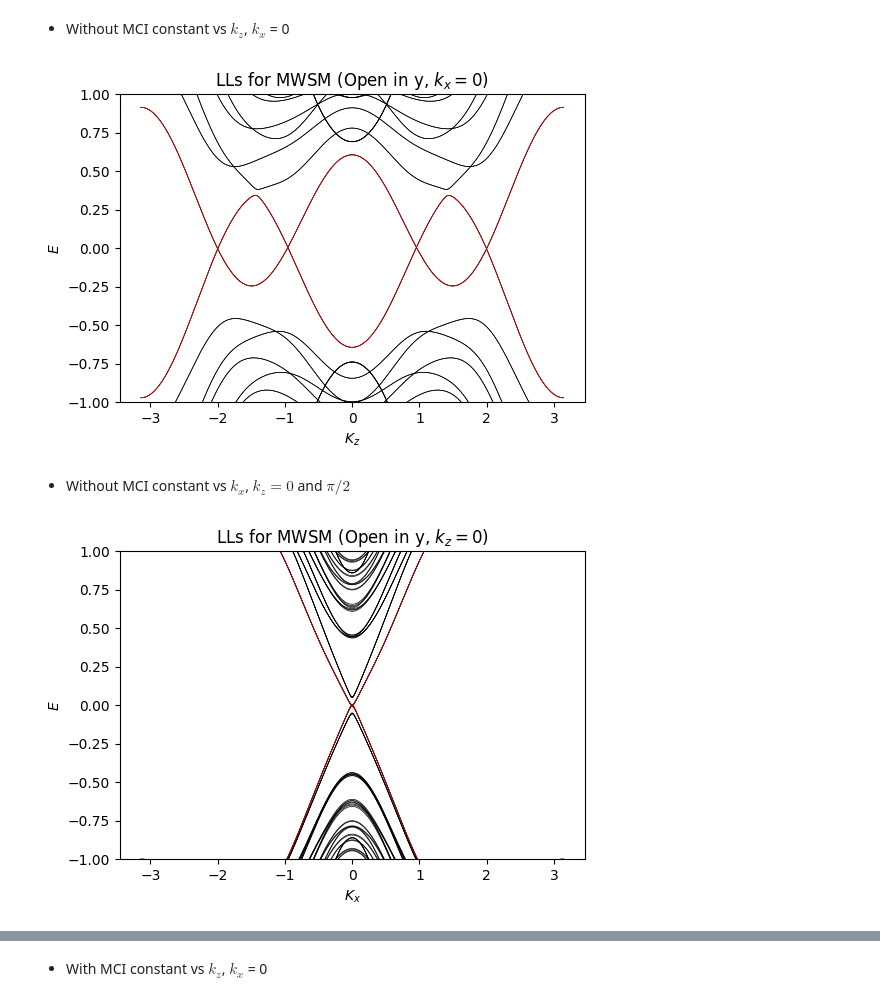
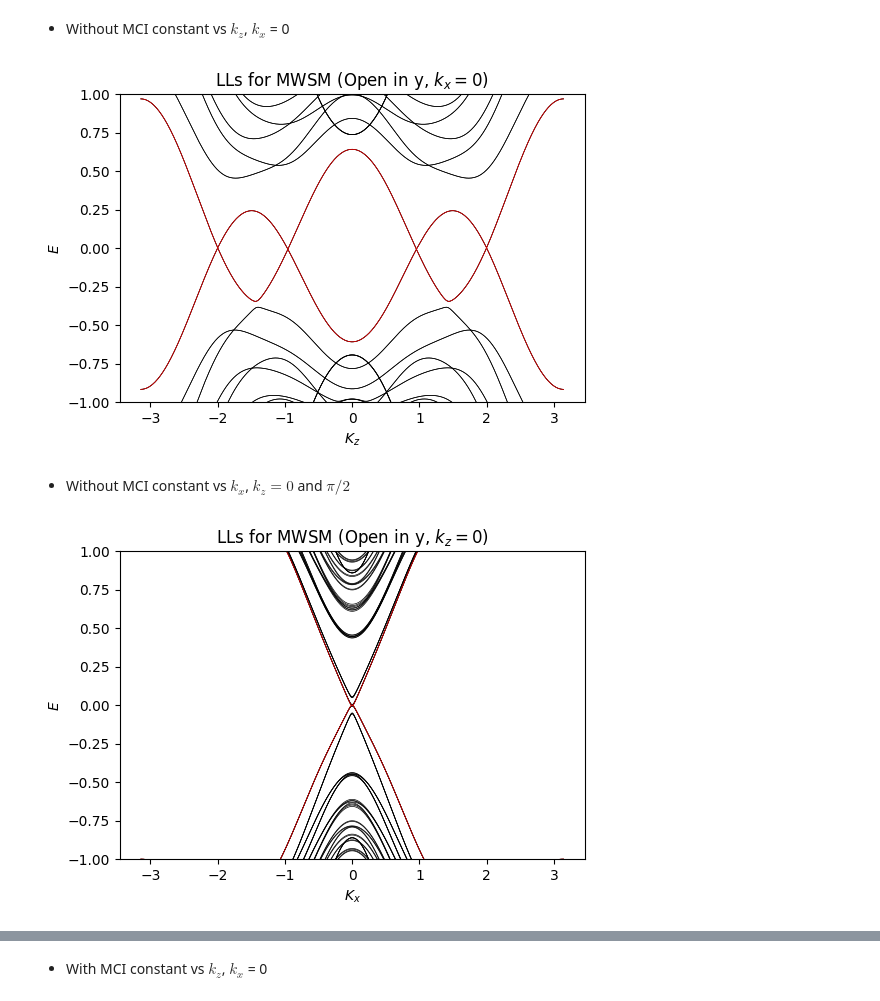
Before and after one commit to gehadibany/topological-phases, a Jupyter notebook: MTSM_LLs.ipynb, the cells around one changed output, grey strips where cells are left out. Drawn from its saved outputs; the diff is of its cells as text; code cells hidden in the pictures.

```diff
--- a/MTSM_LLs.ipynb
+++ b/MTSM_LLs.ipynb
@@ -272,12 +272,8 @@ plt.show()
 * With MCI constant vs $k_z$, $k_y$ = 0
 # %%
 #Parameters
-L = 80
 kzs = np.linspace(-np.pi,np.pi, 501)
 ky = 0
-
-B= 2*np.pi/L
-g1, g2 = -0.5, 0.5
 
 #Hamiltonian and diagonalization
 child_eigvals_oc_vs_kz = []
@@ -293,7 +289,7 @@ for kz in kzs:
 
         #H2 = H_P2 + VP_2 *exp(ikx) + VP_2d *exp(iky)
         HP_2 = np.sin(ky+2*B*i)*sigma_y-(2+g2-np.cos(ky+2*B*i)-np.cos(kz))*sigma_z
-        VP_2 = (1j/2)*sigma_x-(1/2)*sigma_z
+        VP_2 = (-1j/2)*sigma_x-(1/2)*sigma_z
         VP_2d = VP_2.conj().T
 
         nHP_1 = np.sin(ky+2*B*(i+0.5))*tau_y+(2+g1-np.cos(ky+2*B*(i+0.5))-np.cos(kz))*tau_z
@@ -302,7 +298,7 @@ for kz in kzs:
 
         #H2 = H_P2 + VP_2 *exp(ikx) + VP_2d *exp(iky)
         nHP_2 = np.sin(ky+2*B*(i+0.5))*sigma_y-(2+g2-np.cos(ky+2*B*(i+0.5))-np.cos(kz))*sigma_z
-        nVP_2 = (1j/2)*sigma_x-(1/2)*sigma_z
+        nVP_2 = (-1j/2)*sigma_x-(1/2)*sigma_z
         nVP_2d = nVP_2.conj().T
 
         #H_c = H1⊗ H2
@@ -314,11 +310,11 @@ for kz in kzs:
         #H matrix
         H_child[4*i:4*(i+1), 4*i:4*(i+1)] = h_onsite + v_dagger + hp_constant
         if i < L - 1:
-            H_child[4*i:4*(i+1), 4*(i+1):4*(i+2)] = nearest
-            H_child[4*(i+1):4*(i+2), 4*i:4*(i+1)] = nearest.conj().T
+            H_child[4*i:4*(i+1), 4*(i+1):4*(i+2)] = nearest + hp
+            H_child[4*(i+1):4*(i+2), 4*i:4*(i+1)] = (nearest+ hp).conj().T
         else:
-            H_child[4*i:4*(i+1), 0:4] = nearest
-            H_child[0:4, 4*i:4*(i+1)] = nearest.conj().T
+            H_child[4*i:4*(i+1), 0:4] = nearest + hp
+            H_child[0:4, 4*i:4*(i+1)] = (nearest+ hp).conj().T
             H_child[4*i:4*(i+1), 4:8] = v_hops
             H_child[4:8, 4*i:4*(i+1)] = v_hops.conj().T
         if i < L - 2:
@@ -373,7 +448,7 @@ for ky in kys:
 
         #H2 = H_P2 + VP_2 *exp(ikx) + VP_2d *exp(iky)
         HP_2 = np.sin(ky)*sigma_y-(2+g2-np.cos(ky)-np.cos(kz+2*B*i))*sigma_z
-        VP_2 = (1j/2)*sigma_x-(1/2)*sigma_z
+        VP_2 = (-1j/2)*sigma_x-(1/2)*sigma_z
         VP_2d = VP_2.conj().T
 
         nHP_1 = np.sin(ky)*tau_y+(2+g1-np.cos(ky)-np.cos(kz+2*B*(i+0.5)))*tau_z
@@ -382,7 +457,7 @@ for ky in kys:
 
         #H2 = H_P2 + VP_2 *exp(ikx) + VP_2d *exp(iky)
         nHP_2 = np.sin(ky)*sigma_y-(2+g2-np.cos(ky)-np.cos(kz+2*B*(i+0.5)))*sigma_z
-        nVP_2 = (1j/2)*sigma_x-(1/2)*sigma_z
+        nVP_2 = (-1j/2)*sigma_x-(1/2)*sigma_z
         nVP_2d = nVP_2.conj().T
 
         #H_c = H1⊗ H2
@@ -394,11 +469,11 @@ for ky in kys:
         #H matrix
         H_child[4*i:4*(i+1), 4*i:4*(i+1)] = h_onsite + v_dagger +hp_constant
         if i < L - 1:
-            H_child[4*i:4*(i+1), 4*(i+1):4*(i+2)] = nearest
-            H_child[4*(i+1):4*(i+2), 4*i:4*(i+1)] = nearest.conj().T
+            H_child[4*i:4*(i+1), 4*(i+1):4*(i+2)] = (nearest +hp)
+            H_child[4*(i+1):4*(i+2), 4*i:4*(i+1)] = (nearest+hp).conj().T
         else:
-            H_child[4*i:4*(i+1), 0:4] = nearest
-            H_child[0:4, 4*i:4*(i+1)] = nearest.conj().T
+            H_child[4*i:4*(i+1), 0:4] = (nearest +hp)
+            H_child[0:4, 4*i:4*(i+1)] = (nearest +hp).conj().T
             H_child[4*i:4*(i+1), 4:8] = v_hops
             H_child[4:8, 4*i:4*(i+1)] = v_hops.conj().T
         if i < L - 2:
@@ -452,7 +527,7 @@ for ky in kys:
 
         #H2 = H_P2 + VP_2 *exp(ikx) + VP_2d *exp(iky)
         HP_2 = np.sin(ky)*sigma_y-(2+g2-np.cos(ky)-np.cos(kz+2*B*i))*sigma_z
-        VP_2 = (1j/2)*sigma_x-(1/2)*sigma_z
+        VP_2 = (-1j/2)*sigma_x-(1/2)*sigma_z
         VP_2d = VP_2.conj().T
 
         nHP_1 = np.sin(ky)*tau_y+(2+g1-np.cos(ky)-np.cos(kz+2*B*(i+0.5)))*tau_z
@@ -461,7 +536,7 @@ for ky in kys:
 
         #H2 = H_P2 + VP_2 *exp(ikx) + VP_2d *exp(iky)
         nHP_2 = np.sin(ky)*sigma_y-(2+g2-np.cos(ky)-np.cos(kz+2*B*(i+0.5)))*sigma_z
-        nVP_2 = (1j/2)*sigma_x-(1/2)*sigma_z
+        nVP_2 = (-1j/2)*sigma_x-(1/2)*sigma_z
         nVP_2d = nVP_2.conj().T
 
         #H_c = H1⊗ H2
@@ -473,11 +548,11 @@ for ky in kys:
         #H matrix
         H_child[4*i:4*(i+1), 4*i:4*(i+1)] = h_onsite + v_dagger +hp_constant
         if i < L - 1:
-            H_child[4*i:4*(i+1), 4*(i+1):4*(i+2)] = nearest
-            H_child[4*(i+1):4*(i+2), 4*i:4*(i+1)] = nearest.conj().T
+            H_child[4*i:4*(i+1), 4*(i+1):4*(i+2)] = nearest + hp
+            H_child[4*(i+1):4*(i+2), 4*i:4*(i+1)] = (nearest+ hp).conj().T
         else:
-            H_child[4*i:4*(i+1), 0:4] = nearest
-            H_child[0:4, 4*i:4*(i+1)] = nearest.conj().T
+            H_child[4*i:4*(i+1), 0:4] = nearest+ hp
+            H_child[0:4, 4*i:4*(i+1)] = (nearest+ hp).conj().T
             H_child[4*i:4*(i+1), 4:8] = v_hops
             H_child[4:8, 4*i:4*(i+1)] = v_hops.conj().T
         if i < L - 2:
@@ -533,7 +608,7 @@ for kz in kzs:
         VP_1d = VP_1.conj().T
 
         #H2 = H_P2 + VP_2 *exp(ikx) + VP_2d *exp(iky)
-        HP_2 = -np.sin(kx+2*B*i)*sigma_x-(2+g2-np.cos(kx+2*B*i)-np.cos(kz))*sigma_z
+        HP_2 = np.sin(kx+2*B*i)*sigma_x-(2+g2-np.cos(kx+2*B*i)-np.cos(kz))*sigma_z
         VP_2 = (-1j/2)*sigma_y-(1/2)*sigma_z
         VP_2d = VP_2.conj().T
 
@@ -542,7 +617,7 @@ for kz in kzs:
         nVP_1 = (-1j/2)*tau_y+(1/2)*tau_z
         nVP_1d = VP_1.conj().T
 
-        nHP_2 = -np.sin(kx+2*B*(i+0.5))*sigma_x-(2+g2-np.cos(kx+2*B*(i+0.5))-np.cos(kz))*sigma_z
+        nHP_2 = np.sin(kx+2*B*(i+0.5))*sigma_x-(2+g2-np.cos(kx+2*B*(i+0.5))-np.cos(kz))*sigma_z
         nVP_2 = (-1j/2)*sigma_y-(1/2)*sigma_z
         nVP_2d = VP_2.conj().T
 
@@ -565,34 +640,34 @@ for kz in kzs:
         if i < L - 2:
             H_child[4*i:4*(i+1), 4*(i+2):4*(i+3)] = v_hops
             H_child[4*(i+2):4*(i+3), 4*i:4*(i+1)] = v_hops.conj().T
         if i == L-2:
             H_child[4*i:4*(i+1), 0:4] = v_hops
             H_child[0:4, 4*i:4*(i+1)] = v_hops.conj().T
 
 
     eigenvals_oc_child = np.linalg.eigvalsh(H_child)
     child_eigvals_oc_vs_kz.append(eigenvals_oc_child)
 
 
 child_eigvals_oc_vs_kz = np.array(child_eigvals_oc_vs_kz).T
 
 #plot
 fig, ax = plt.subplots(figsize=(6,4))
 for band in child_eigvals_oc_vs_kz:
     ax.plot(kzs, band, color='black', linewidth=0.5)
 
 mid = 2*L
 for b in [mid-1, mid]:
     plt.plot(kzs,child_eigvals_oc_vs_kz[b], color='red', linewidth =0.5)
 
 ax.set_xlabel ('$K_z$')
 ax.set_ylabel ('$E$')
 ax.set_title ('LLs for MWSM (Open in y, $k_x = 0$)')
 ax.set_ylim (-1,1)
 plt.savefig ('LLs for MWSM (Open in y, $k_x = 0$)')
 plt.show()
 # %% [output]
-[figure, old version]
+[figure, new version]
 # %% [markdown]
 * Without MCI constant vs $k_x$, $k_z = 0$ and $\pi/2$
 # %%
@@ -612,7 +687,7 @@ for kx in kxs:
         VP_1d = VP_1.conj().T
 
         #H2 = H_P2 + VP_2 *exp(ikx) + VP_2d *exp(iky)
-        HP_2 = -np.sin(kx)*sigma_x-(2+g2-np.cos(kx)-np.cos(kz+2*B*i))*sigma_z
+        HP_2 = np.sin(kx)*sigma_x-(2+g2-np.cos(kx)-np.cos(kz+2*B*i))*sigma_z
         VP_2 = (-1j/2)*sigma_y-(1/2)*sigma_z
         VP_2d = VP_2.conj().T
 
@@ -621,7 +696,7 @@ for kx in kxs:
         nVP_1 = (-1j/2)*tau_y+(1/2)*tau_z
         nVP_1d = VP_1.conj().T
 
-        nHP_2 = -np.sin(kx)*sigma_x-(2+g2-np.cos(kx)-np.cos(kz+2*B*(i+0.5)))*sigma_z
+        nHP_2 = np.sin(kx)*sigma_x-(2+g2-np.cos(kx)-np.cos(kz+2*B*(i+0.5)))*sigma_z
         nVP_2 = (-1j/2)*sigma_y-(1/2)*sigma_z
         nVP_2d = VP_2.conj().T
 
@@ -658,11 +733,11 @@ child_eigvals_oc_vs_kz = np.array(child_eigvals_oc_vs_kz).T
 #plot
 fig, ax = plt.subplots(figsize=(6,4))
 for band in child_eigvals_oc_vs_kz:
-    ax.plot(kzs, band, color='black', linewidth=0.5)
+    ax.plot(kxs, band, color='black', linewidth=0.5)
 
 mid = 2*L
 for b in [mid-1, mid]:
-    plt.plot(kzs,child_eigvals_oc_vs_kz[b], color='red', linewidth =0.5)
+    plt.plot(kxs,child_eigvals_oc_vs_kz[b], color='red', linewidth =0.5)
 
 ax.set_xlabel ('$K_x$')
 ax.set_ylabel ('$E$')
@@ -671,6 +746,6 @@ ax.set_ylim (-1,1)
 plt.savefig('LLs for MWSM (Open in y, $k_z = 0$)')
 plt.show()
 # %% [output]
-[figure, old version]
+[figure, new version]
 # %%
 kxs = np.linspace(-np.pi,np.pi, 501)
```
Also changed, not shown: parts of 13 cells of this notebook.
